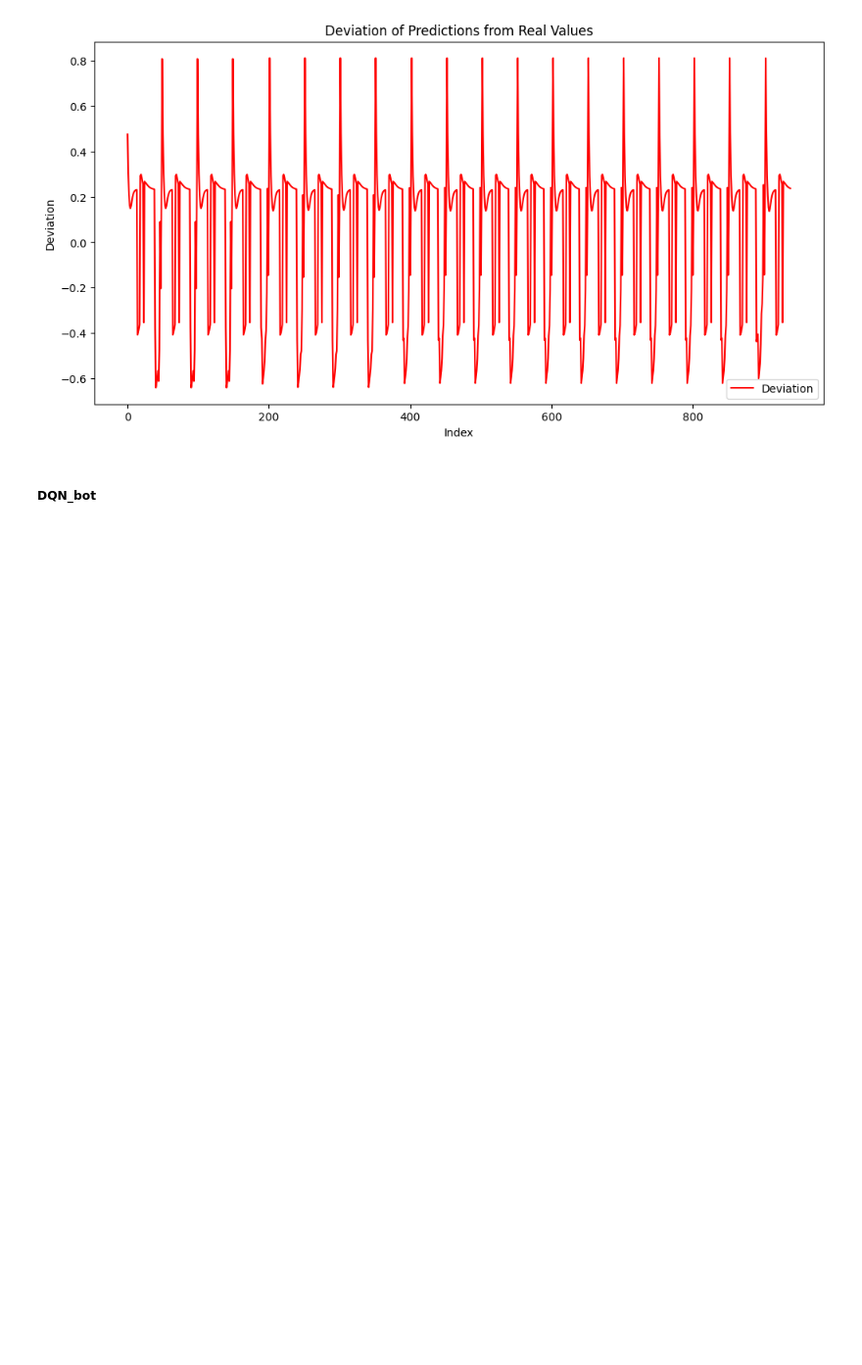
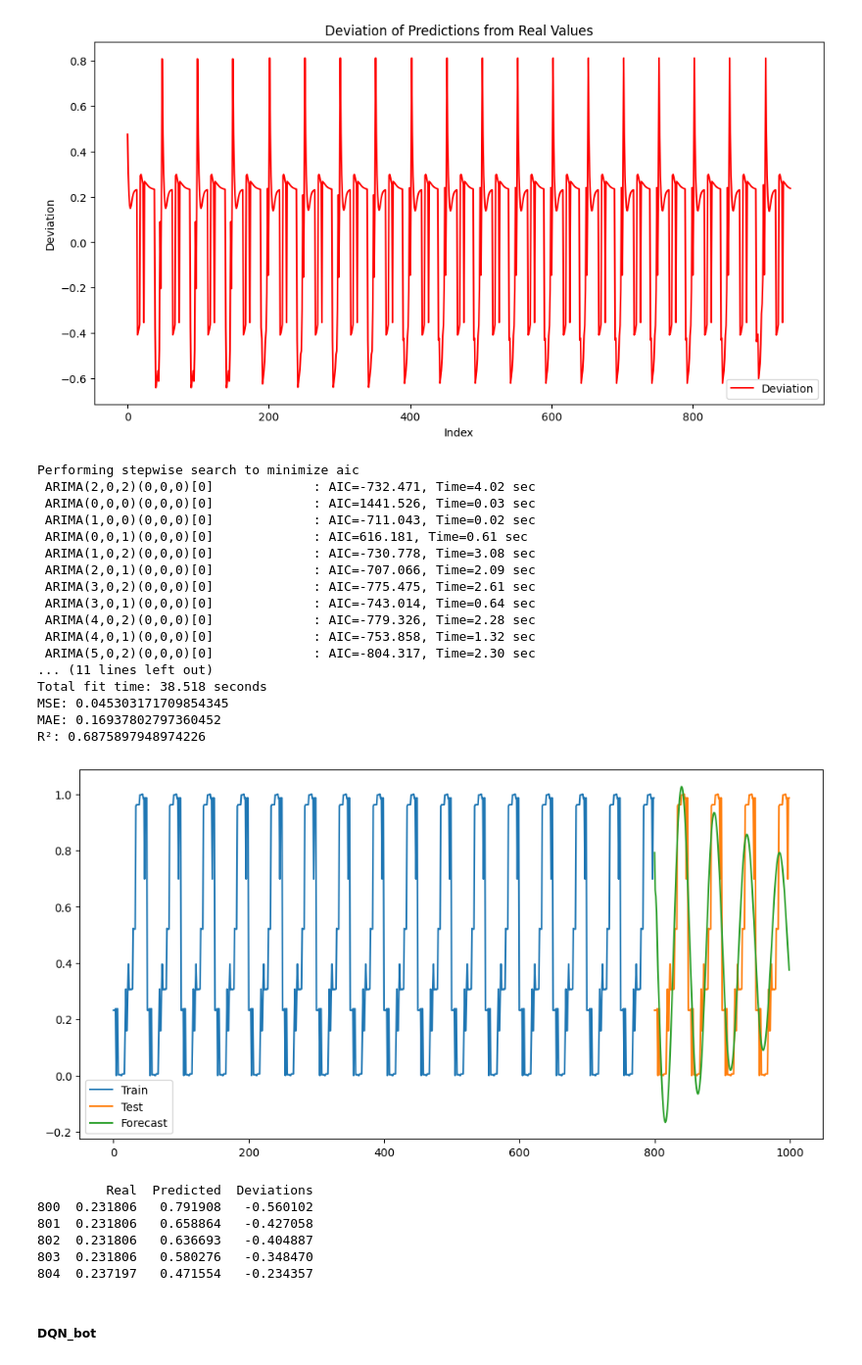
Before and after one commit to Zeerax-nya/Trading_bot, a Jupyter notebook: TradingBot.ipynb, the cells around one changed output. Shown at 98% size. Drawn from its saved outputs; the diff is of its cells as text; code cells hidden in the pictures; blank space fills up the shorter version.

```diff
--- a/TradingBot.ipynb
+++ b/TradingBot.ipynb
@@ -1593,5 +1626,83 @@ MAE: 0.30276546848969765
 R²: 0.19521821067971323
 [figure]
 [figure]
+# %%
+import pandas as pd
+import numpy as np
+from pmdarima import auto_arima
+from sklearn.metrics import mean_squared_error, mean_absolute_error, r2_score
+import matplotlib.pyplot as plt
+
+# Загрузка данных из CSV и подготовка для ARIMA
+data_scaled = pd.read_csv('data_scaled.csv').values.flatten()  # Загрузка и преобразование данных в 1-мерный массив
+data = pd.Series(data_scaled)
+
+# Разделение данных на тренировочные и тестовые
+train_size = int(len(data) * 0.8)
+train, test = data[:train_size], data[train_size:]
+
+# Подбор лучших параметров для модели ARIMA
+model = auto_arima(train, seasonal=False, trace=True)
+
+
+# Обучение модели ARIMA с лучшими параметрами
+model_fit = model.fit(train)
+
+# Прогнозирование
+forecast = model_fit.predict(n_periods=len(test))
+
+# Вычисление метрик
+mse = mean_squared_error(test, forecast)
+mae = mean_absolute_error(test, forecast)
+r2 = r2_score(test, forecast)
+
+# Вывод метрик
+print(f'MSE: {mse}')
+print(f'MAE: {mae}')
+print(f'R²: {r2}')
+
+# Построение графиков
+plt.figure(figsize=(12, 6))
+plt.plot(train.index, train, label='Train')
+plt.plot(test.index, test, label='Test')
+plt.plot(test.index, forecast, label='Forecast')
+plt.legend()
+plt.show()
+
+# Сохранение результатов в DataFrame
+results_df = pd.DataFrame({
+    'Real': test.values,
+    'Predicted': forecast,
+    'Deviations': test.values - forecast
+})
+print(results_df.head())
+
+# Сохранение результатов в csv файл
+# results_df.to_csv('arima_results.csv', index=False)
+# %% [output]
+Performing stepwise search to minimize aic
+ ARIMA(2,0,2)(0,0,0)[0]             : AIC=-732.471, Time=4.02 sec
+ ARIMA(0,0,0)(0,0,0)[0]             : AIC=1441.526, Time=0.03 sec
+ ARIMA(1,0,0)(0,0,0)[0]             : AIC=-711.043, Time=0.02 sec
+ ARIMA(0,0,1)(0,0,0)[0]             : AIC=616.181, Time=0.61 sec
+ ARIMA(1,0,2)(0,0,0)[0]             : AIC=-730.778, Time=3.08 sec
+ ARIMA(2,0,1)(0,0,0)[0]             : AIC=-707.066, Time=2.09 sec
+ ARIMA(3,0,2)(0,0,0)[0]             : AIC=-775.475, Time=2.61 sec
+ ARIMA(3,0,1)(0,0,0)[0]             : AIC=-743.014, Time=0.64 sec
+ ARIMA(4,0,2)(0,0,0)[0]             : AIC=-779.326, Time=2.28 sec
+ ARIMA(4,0,1)(0,0,0)[0]             : AIC=-753.858, Time=1.32 sec
+ ARIMA(5,0,2)(0,0,0)[0]             : AIC=-804.317, Time=2.30 sec
+... (11 lines left out)
+Total fit time: 38.518 seconds
+MSE: 0.045303171709854345
+MAE: 0.16937802797360452
+R²: 0.6875897948974226
+[figure, added]
+         Real  Predicted  Deviations
+800  0.231806   0.791908   -0.560102
+801  0.231806   0.658864   -0.427058
+802  0.231806   0.636693   -0.404887
+803  0.231806   0.580276   -0.348470
+804  0.237197   0.471554   -0.234357
 # %% [markdown]
 ##### DQN_bot
```
Also changed, not shown: parts of 34 cells of this notebook, 3 other files.
